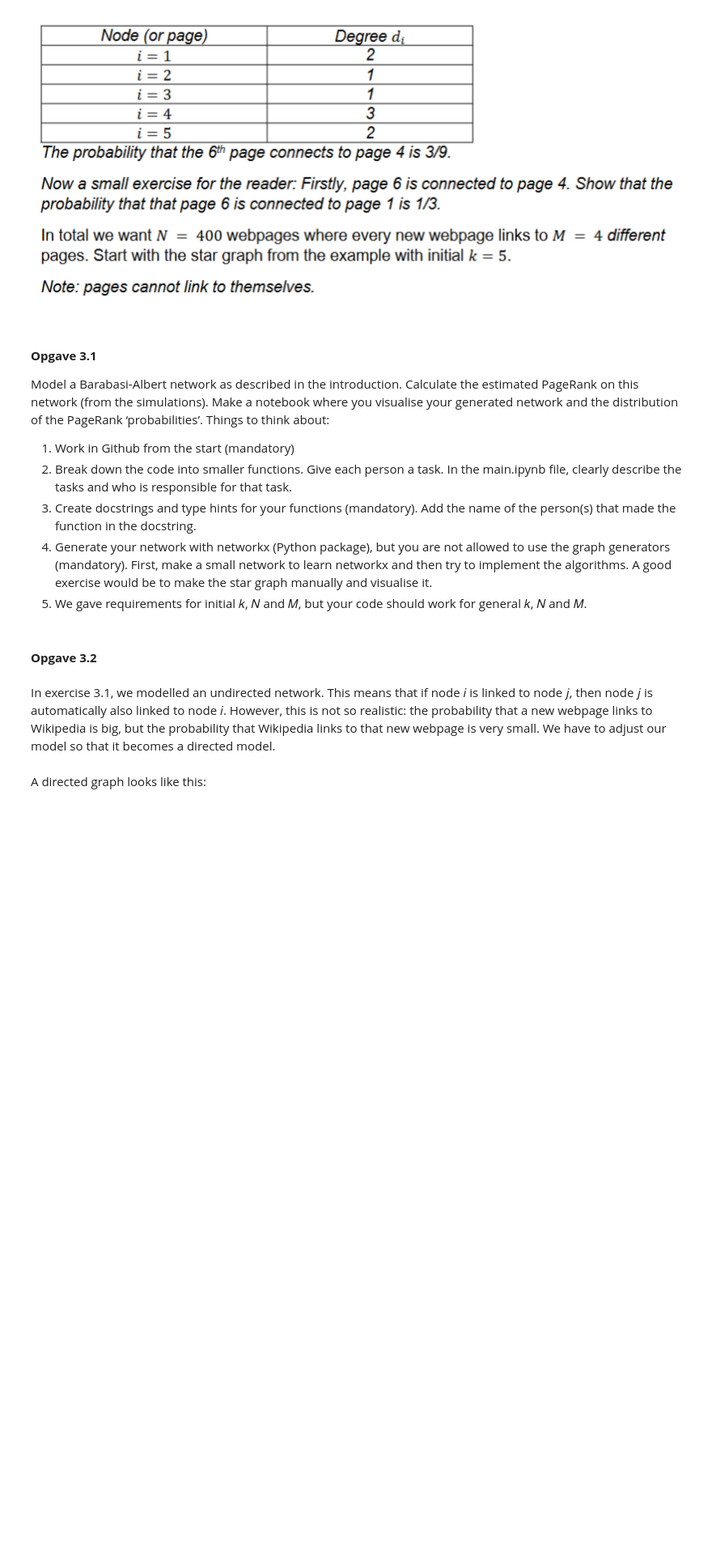
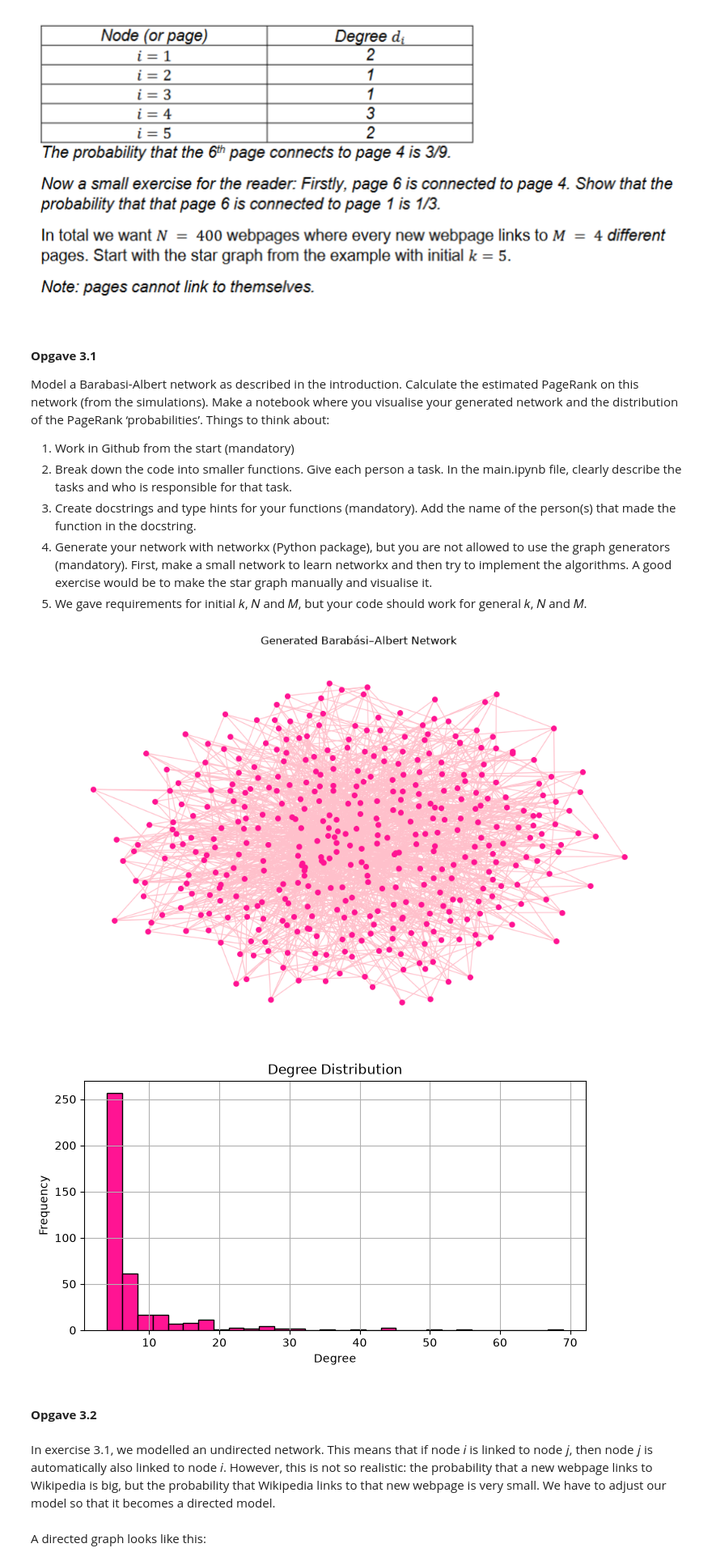
Before and after one commit to sinistersine/ds5_assignment_group3, a Jupyter notebook: week2/opgave3.ipynb, the cells around one changed output. Shown at 81% size. Cells and saved outputs as stored; diff of their text form; code cells hidden in the pictures; blank space fills up the shorter version.

Commit message:
onze prachtige plotjes werken!!!

```diff
--- a/week2/opgave3.ipynb
+++ b/week2/opgave3.ipynb
@@ -131,33 +131,50 @@ def preferential_attachment(G, new_node, M): # definieert een functie om een nie
 
     for target in chosen: # voor elke gekozen knoop maakt ie een verbinding tussen de nieuwe knoop en de gekozen knoop
         G.add_edge(new_node, target) # voegt een verbinding toe tussen de nieuwe knoop en elke gekozen knoop
 
 
 def networking_event(N, M): # main functie om een plotje te maken met N knopen en M verbindingen per nieuwe knoop
     """
     Arguments:
         N (int): Totaal aantal knopen in het plotje
         M (int): Aantal verbindingen dat een nieuwe knoop maakt met al bestaande knopen.
 
     Returns:
         G : NetworkX Graph
             Een plotje met N knopen gemaakt met behulp van het preferential attachment model
 
 
     Codeur: Liz
     """
     G = generate_star_graph()   # start met een sterren plotje van k knopen
     for new_node in range(k, N): # voor elke nieuwe knoop van k tot N-1 (want range is exclusief voor de eindwaarde)
         G.add_node(new_node)    # voegt een nieuwe knoop toe aan het plotje
         preferential_attachment(G, new_node, M)  # verbind de nieuwe knoop met M bestaande knopen op basis van preferential attachment
     return G
 
 def visualize_network(G):
     plt.figure(figsize=(10, 6)) # maakt een nieuw figuur van 10 breed en 6 hoog
     pos = nx.spring_layout(G, seed=42) # berekent de posities van de knopen met behulp van het spring layout algoritme, met een vaste seed
     nx.draw(G, pos, node_size=30, with_labels=False, edge_color='pink', node_color='deeppink') # tekent het plotje met de pos, node grootte van 30 en uiteraard in het prachtig roze
     plt.title("Generated Barabási–Albert Network") # geeft een titel aan het plotje
     plt.show() # brengt het prachtige plotje tot leven
+
+def plot_degree_distribution(G):
+    degrees = [deg for _, deg in G.degree()]  # maakt een lijstje met hoeveel verbindingen elke knoop heeft
+    plt.figure(figsize=(8, 4))  # maakt een nieuw plotje, 8 breed en 4 hoog
+    plt.hist(degrees, bins=30, color='deeppink', edgecolor='black')  # maakt een histogram van de degrees, verdeeld in 30 balkjes in het prachtig roze met zwarte randjes, net als lego batman
+    plt.title("Degree Distribution")  # zet er een titel boven
+    plt.xlabel("Degree")  # label voor de x-as: het aantal verbindingen
+    plt.ylabel("Frequency")  # label voor de y-as: hoe vaak dat aantal voorkomt
+    plt.grid(True)  # zet rasterlijntjes aan
+    plt.show()  # deelt ons prachtige plotje met de wereld
+
+G = networking_event(N=400, M=4)  # maakt een netwerk met 400 knopen, waarbij elke nieuwe knoop 4 verbindingen krijgt
+visualize_network(G)  # tekent het netwerk zelf
+plot_degree_distribution(G)  # tekent het histogram van de degrees
+# %% [output]
+[figure, added]
+[figure, added]
 # %% [markdown]
 #### **Opgave 3.2**
 # %% [markdown]
```
